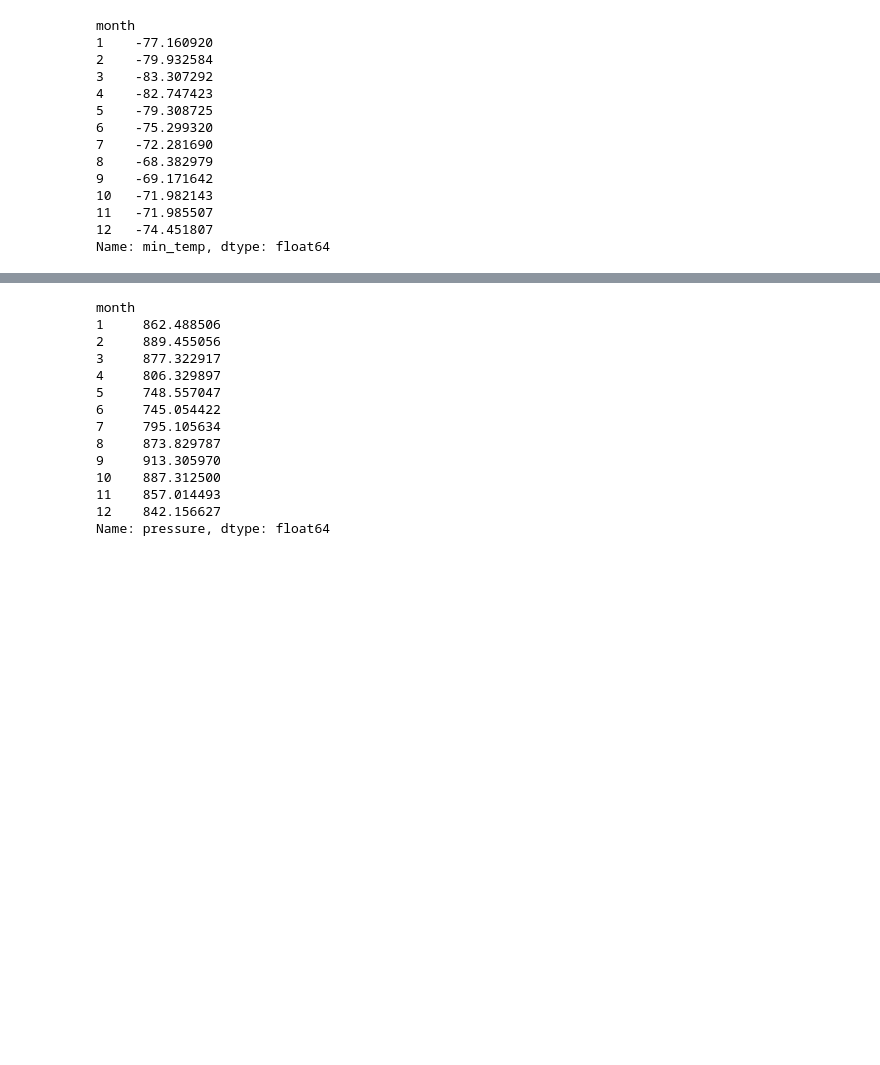
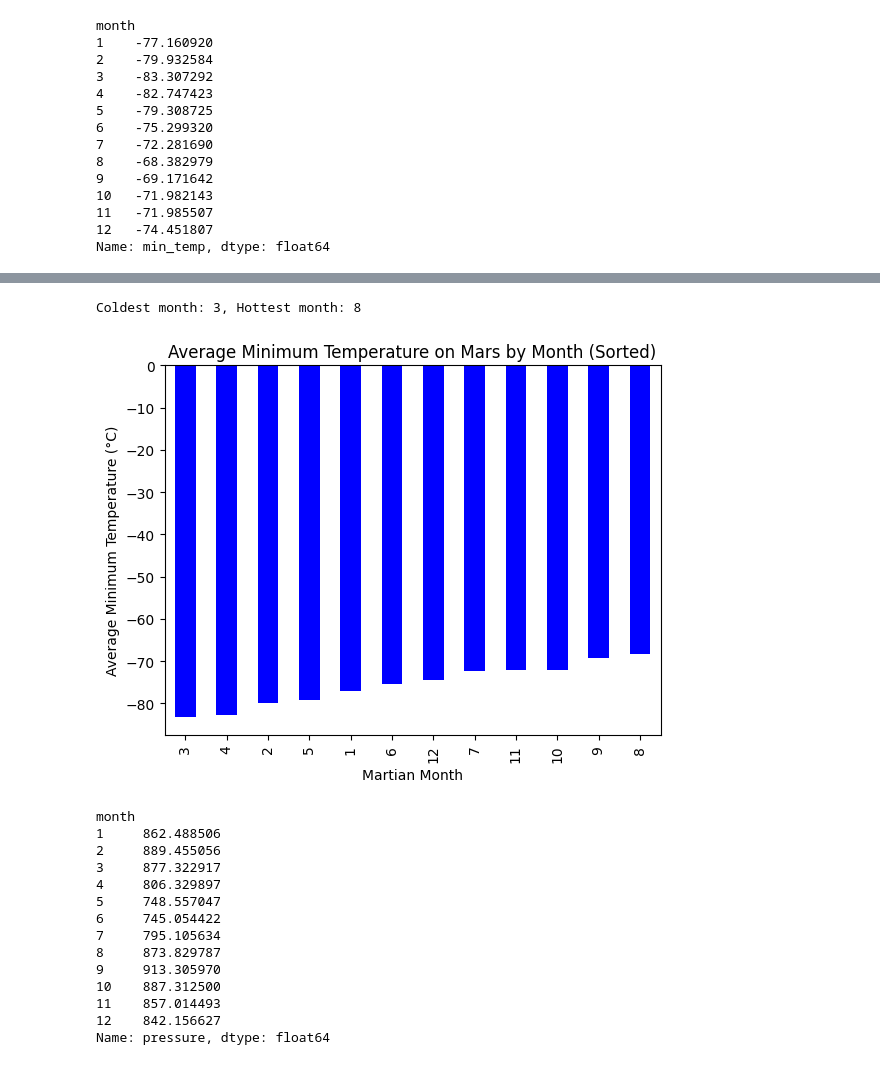
Before and after one commit to SRF-DS/mars-splinter-soup, a Jupyter notebook: part_2_mars_weather.ipynb, the cells around one changed output, grey strips where cells are left out. Cells and saved outputs as stored; diff of their text form; code cells hidden in the pictures; blank space fills up the shorter version.

```diff
--- a/part_2_mars_weather.ipynb
+++ b/part_2_mars_weather.ipynb
@@ -167,2 +177,22 @@ Name: min_temp, dtype: float64
+# %%
+# Identify the coldest and hottest months in Curiosity's location by sorting the previous graph
+# Sort the temperatures to find the coldest and hottest months
+sorted_temps = avg_temp_by_month.sort_values()
+
+# Identify the coldest and hottest months
+coldest_month = sorted_temps.idxmin()
+hottest_month = sorted_temps.idxmax()
+
+print(f"Coldest month: {coldest_month}, Hottest month: {hottest_month}")
+
+# Plot sorted temperatures
+sorted_temps.plot(kind='bar', color='blue')
+plt.title('Average Minimum Temperature on Mars by Month (Sorted)')
+plt.xlabel('Martian Month')
+plt.ylabel('Average Minimum Temperature (°C)')
+plt.show()
+# %% [output]
+Coldest month: 3, Hottest month: 8
+[figure, added]
 # %%
 # 4. What is the average pressure by month?
```
Also changed, not shown: parts of 18 cells of this notebook.
